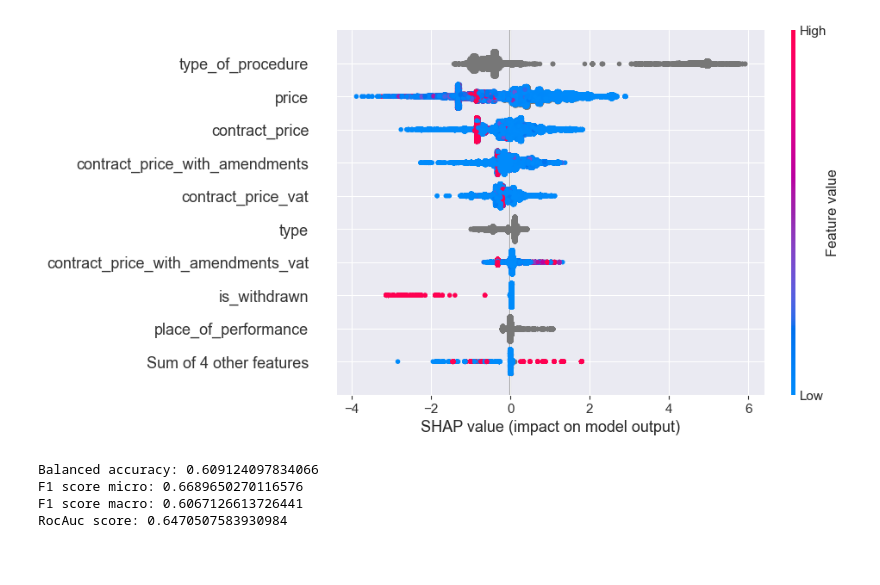
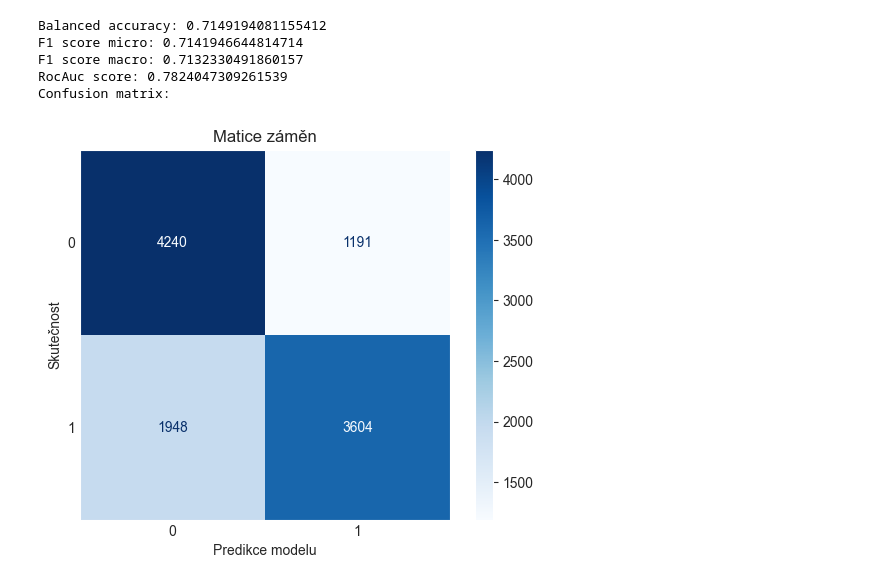
Before and after one commit to opendatalabcz/analysis-public-procurement, a Jupyter notebook: base_model.ipynb, the cells around one changed output. Saved outputs shown, nothing was run; the diff lists cells and outputs as text; code cells hidden in the pictures; blank space fills up the shorter version.

```diff
--- a/base_model.ipynb
+++ b/base_model.ipynb
@@ -237,10 +140,2 @@ dtype: float64
-# %%
-explainer = shap.Explainer(model)
-shap_values = explainer(X_train)
-plt.close('all')
-#shap.initjs()
-shap.plots.beeswarm(shap_values)
-# %% [output]
-[figure, removed]
 # %%
 from sklearn.linear_model import LogisticRegression
@@ -249,24 +143,17 @@ from sklearn.metrics import balanced_accuracy_score, f1_score, confusion_matrix,
 # %%
 enc = OneHotEncoder(handle_unknown='ignore')
-enc.fit(X_train)
-X_train_dummies = enc.transform(X_train)
+enc.fit(X_train_base)
+X_train_dummies = enc.transform(X_train_base)
 # %%
-clf = LogisticRegression(random_state=0, max_iter=1000).fit(X_train_dummies, y_train)
+clf = LogisticRegression(random_state=0, max_iter=1000).fit(X_train_dummies, y_train_base)
 # %%
-X_test_dummies = enc.transform(X_test)
-predictions = clf.predict(X_test_dummies)
+X_test_dummies = enc.transform(X_test_base)
 # %%
-predictions = clf.predict(X_test_dummies).astype("str")
-ba = balanced_accuracy_score(y_test.astype("str"), predictions)
-f1_micro = f1_score(y_test.astype("str"), predictions, average="micro")
-f1_macro = f1_score(y_test.astype("str"), predictions, average="macro")
-ra = roc_auc_score(y_test.astype("str"), clf.predict_proba(X_test_dummies)[:,1])
-print(f"Balanced accuracy: {ba}")
-print(f"F1 score micro: {f1_micro}")
-print(f"F1 score macro: {f1_macro}")
-print(f"RocAuc score: {ra}")
+print_metrics(clf, X_test_dummies, y_test_base, retype_pred=True)
 # %% [output]
-Balanced accuracy: 0.609124097834066
-F1 score micro: 0.6689650270116576
-F1 score macro: 0.6067126613726441
-RocAuc score: 0.6470507583930984
+Balanced accuracy: 0.7149194081155412
+F1 score micro: 0.7141946644814714
+F1 score macro: 0.7132330491860157
+RocAuc score: 0.7824047309261539
+Confusion matrix:
+[figure, added]
```
Also changed, not shown: parts of 26 cells of this notebook, 5 other files.
